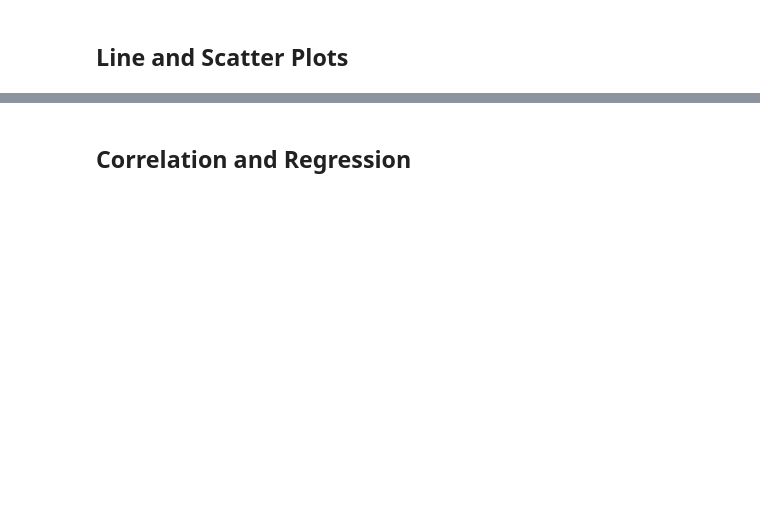
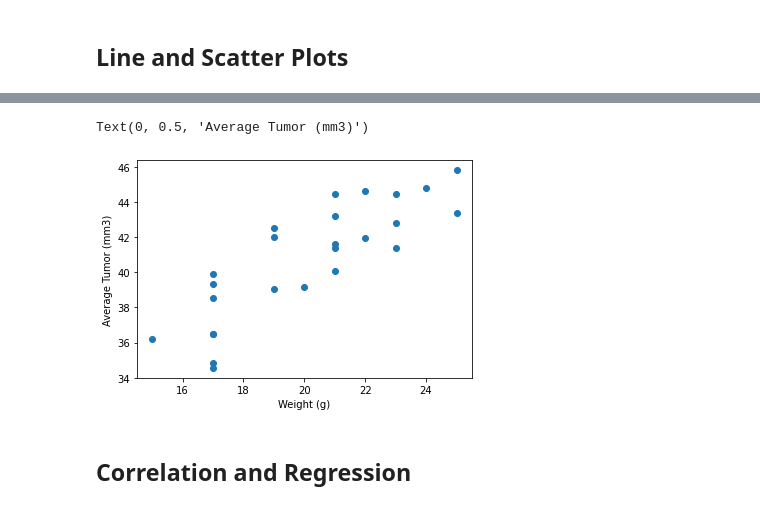
Before and after one commit to flbpilot/Matplotlib-Challenge, a Jupyter notebook: Pymaceuticals/pymaceuticals_starter.ipynb, the cells around one changed output, grey strips where cells are left out. Drawn from its saved outputs; the diff is of its cells as text; code cells hidden in the pictures; blank space fills up the shorter version.

```diff
--- a/Pymaceuticals/pymaceuticals_starter.ipynb
+++ b/Pymaceuticals/pymaceuticals_starter.ipynb
@@ -236,3 +301,18 @@ plt.show
+# %%
+# Generate a scatter plot of average tumor volume vs. mouse weight for the Capomulin regimen
+gen_weight = clean_results.loc[clean_results["Drug Regimen"]== "Capomulin"]
+mouse_weight = gen_weight[["Mouse ID", "Weight (g)"]]
+weight_df = mouse_weight.groupby("Mouse ID").mean()
+
+average_tum = gen_weight[["Mouse ID", "Tumor Volume (mm3)"]]
+average_tum_df = average_tum.groupby("Mouse ID").mean()
+
+plt.scatter(weight_df, average_tum_df)
+plt.xlabel("Weight (g)")
+plt.ylabel("Average Tumor (mm3)")
+# %% [output]
+Text(0, 0.5, 'Average Tumor (mm3)')
+[figure, added]
 # %% [markdown]
 ## Correlation and Regression
 # %%
```
Also changed, not shown: parts of 7 cells of this notebook.
